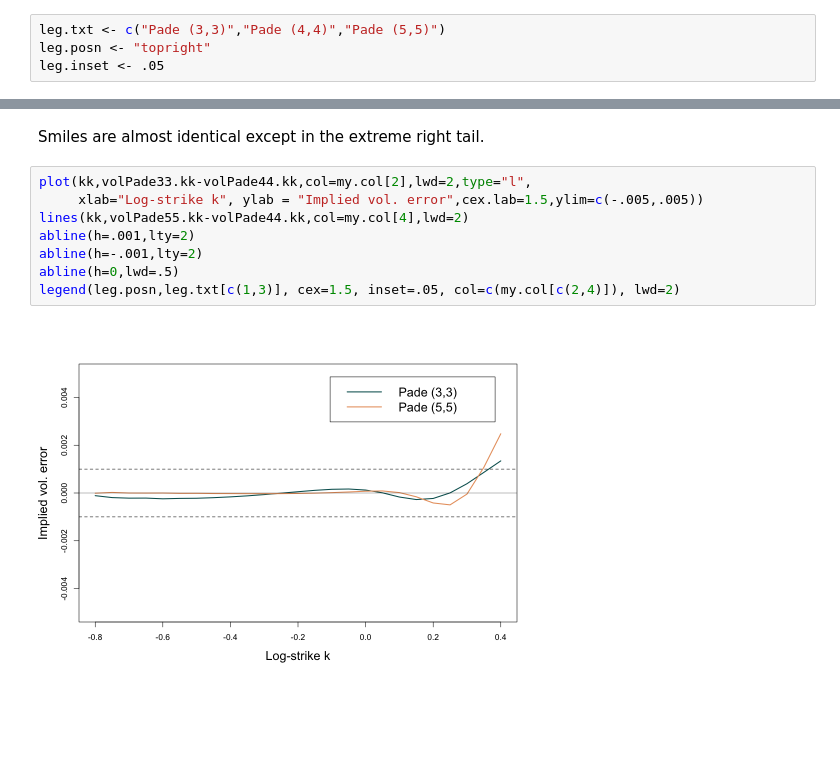
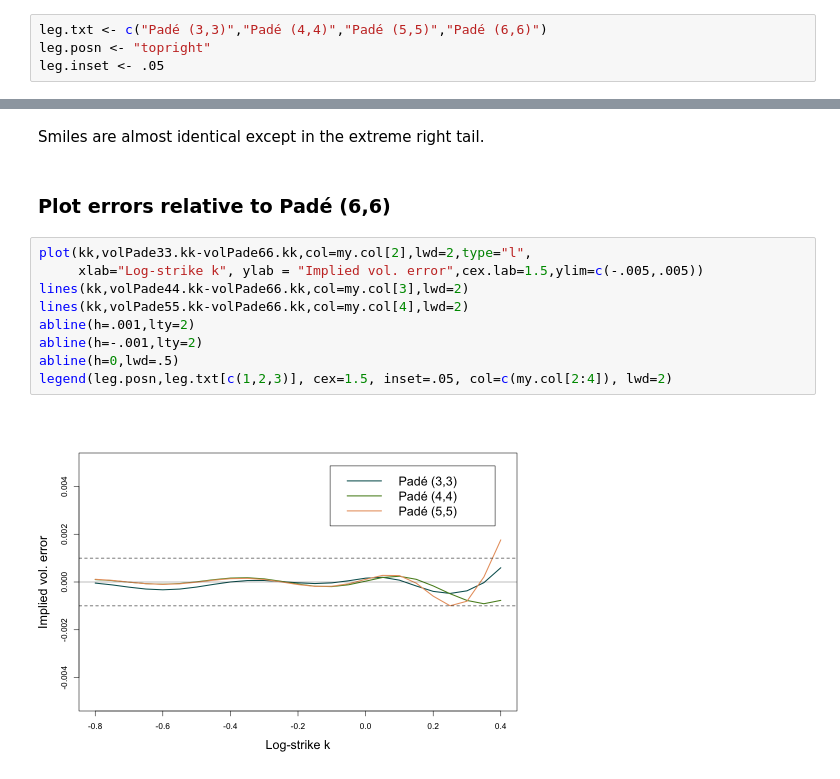
Before and after one commit to jgatheral/RationalRoughHeston, a Jupyter notebook: Rough Heston smiles using the Padé approximations.ipynb, the cells around one changed output, grey strips where cells are left out. Drawn from its saved outputs; the diff is of its cells as text; blank space fills up the shorter version.

```diff
--- a/Rough Heston smiles using the Padé approximations.ipynb
+++ b/Rough Heston smiles using the Padé approximations.ipynb
@@ -110,5 +117,5 @@ Padé (4,4) seems to offer the best balance between accuracy and computation tim
 # %%
-leg.txt <- c("Pade (3,3)","Pade (4,4)","Pade (5,5)")
+leg.txt <- c("Padé (3,3)","Padé (4,4)","Padé (5,5)","Padé (6,6)")
 leg.posn <- "topright"
 leg.inset <- .05
 # %%
@@ -122,12 +130,15 @@ legend(leg.posn,leg.txt, cex=1.5, inset=.05, col=my.col[2:4], lwd=2)
 # %% [markdown]
 Smiles are almost identical except in the extreme right tail.
+# %% [markdown]
+### Plot errors relative to Padé (6,6)
 # %%
-plot(kk,volPade33.kk-volPade44.kk,col=my.col[2],lwd=2,type="l",
+plot(kk,volPade33.kk-volPade66.kk,col=my.col[2],lwd=2,type="l",
      xlab="Log-strike k", ylab = "Implied vol. error",cex.lab=1.5,ylim=c(-.005,.005))
-lines(kk,volPade55.kk-volPade44.kk,col=my.col[4],lwd=2)
+lines(kk,volPade44.kk-volPade66.kk,col=my.col[3],lwd=2)
+lines(kk,volPade55.kk-volPade66.kk,col=my.col[4],lwd=2)
 abline(h=.001,lty=2)
 abline(h=-.001,lty=2)
 abline(h=0,lwd=.5)
-legend(leg.posn,leg.txt[c(1,3)], cex=1.5, inset=.05, col=c(my.col[c(2,4)]), lwd=2)
+legend(leg.posn,leg.txt[c(1,2,3)], cex=1.5, inset=.05, col=c(my.col[2:4]), lwd=2)
 # %% [output]
-[figure, old version]
+[figure, new version]
```
Also changed, not shown: parts of 11 cells of this notebook, 4 other files.
